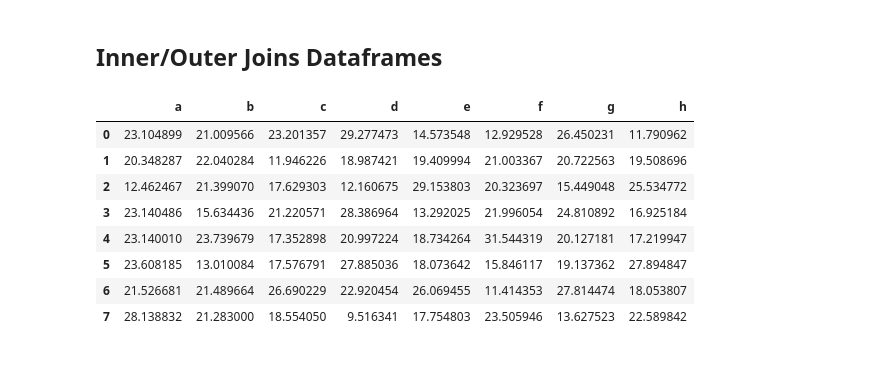
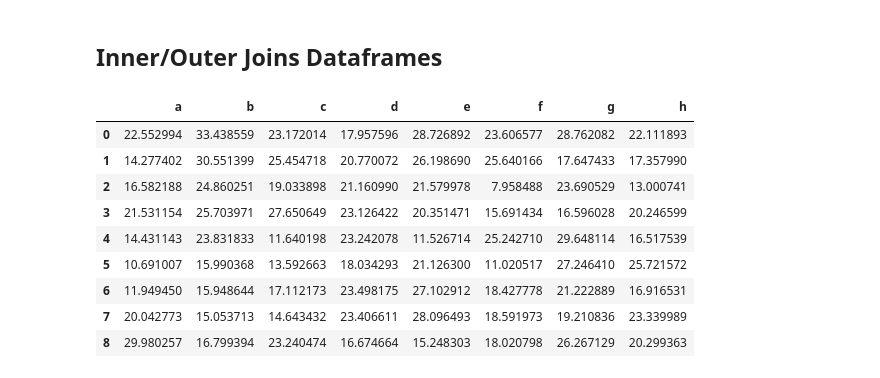
Before and after one commit to JyothsnaGH/PythonforFinance, a Jupyter notebook: Week3.ipynb, the cells around one changed output. Saved outputs shown, nothing was run; the diff lists cells and outputs as text; code cells hidden in the pictures.

```diff
--- a/Week3.ipynb
+++ b/Week3.ipynb
@@ -581,20 +627,21 @@ print('\n\n We have now reset the index: \n\n',df_3)
 # %%
 #Merging additional columns also uses the concat function.
 #This is equivalent to an inner join in SQL.
 
-df = pd.DataFrame((20+np.random.randn(8, 4)*5),  columns=['a', 'b', 'c', 'd'] )
+df = pd.DataFrame((20+np.random.randn(9, 4)*5),  columns=['a', 'b', 'c', 'd'] )
 df4 = pd.DataFrame((20+np.random.randn(9, 4)*5),  columns=['e', 'f', 'g', 'h'] )
 
 
 dfbycolumns = pd.concat([df, df4], axis=1, join='inner')
 dfbycolumns
 # %% [output]
 |  | a | b | c | d | e | f | g | h |
-| 0 | 23.104899 | 21.009566 | 23.201357 | 29.277473 | 14.573548 | 12.929528 | 26.450231 | 11.790962 |
-| 1 | 20.348287 | 22.040284 | 11.946226 | 18.987421 | 19.409994 | 21.003367 | 20.722563 | 19.508696 |
-| 2 | 12.462467 | 21.399070 | 17.629303 | 12.160675 | 29.153803 | 20.323697 | 15.449048 | 25.534772 |
-| 3 | 23.140486 | 15.634436 | 21.220571 | 28.386964 | 13.292025 | 21.996054 | 24.810892 | 16.925184 |
-| 4 | 23.140010 | 23.739679 | 17.352898 | 20.997224 | 18.734264 | 31.544319 | 20.127181 | 17.219947 |
-| 5 | 23.608185 | 13.010084 | 17.576791 | 27.885036 | 18.073642 | 15.846117 | 19.137362 | 27.894847 |
-| 6 | 21.526681 | 21.489664 | 26.690229 | 22.920454 | 26.069455 | 11.414353 | 27.814474 | 18.053807 |
-| 7 | 28.138832 | 21.283000 | 18.554050 | 9.516341 | 17.754803 | 23.505946 | 13.627523 | 22.589842 |
+| 0 | 22.552994 | 33.438559 | 23.172014 | 17.957596 | 28.726892 | 23.606577 | 28.762082 | 22.111893 |
+| 1 | 14.277402 | 30.551399 | 25.454718 | 20.770072 | 26.198690 | 25.640166 | 17.647433 | 17.357990 |
+| 2 | 16.582188 | 24.860251 | 19.033898 | 21.160990 | 21.579978 | 7.958488 | 23.690529 | 13.000741 |
+| 3 | 21.531154 | 25.703971 | 27.650649 | 23.126422 | 20.351471 | 15.691434 | 16.596028 | 20.246599 |
+| 4 | 14.431143 | 23.831833 | 11.640198 | 23.242078 | 11.526714 | 25.242710 | 29.648114 | 16.517539 |
+| 5 | 10.691007 | 15.990368 | 13.592663 | 18.034293 | 21.126300 | 11.020517 | 27.246410 | 25.721572 |
+| 6 | 11.949450 | 15.948644 | 17.112173 | 23.498175 | 27.102912 | 18.427778 | 21.222889 | 16.916531 |
+| 7 | 20.042773 | 15.053713 | 14.643432 | 23.406611 | 28.096493 | 18.591973 | 19.210836 | 23.339989 |
+| 8 | 29.980257 | 16.799394 | 23.240474 | 16.674664 | 15.248303 | 18.020798 | 26.267129 | 20.299363 |
```
Also changed, not shown: parts of 8 cells of this notebook.
